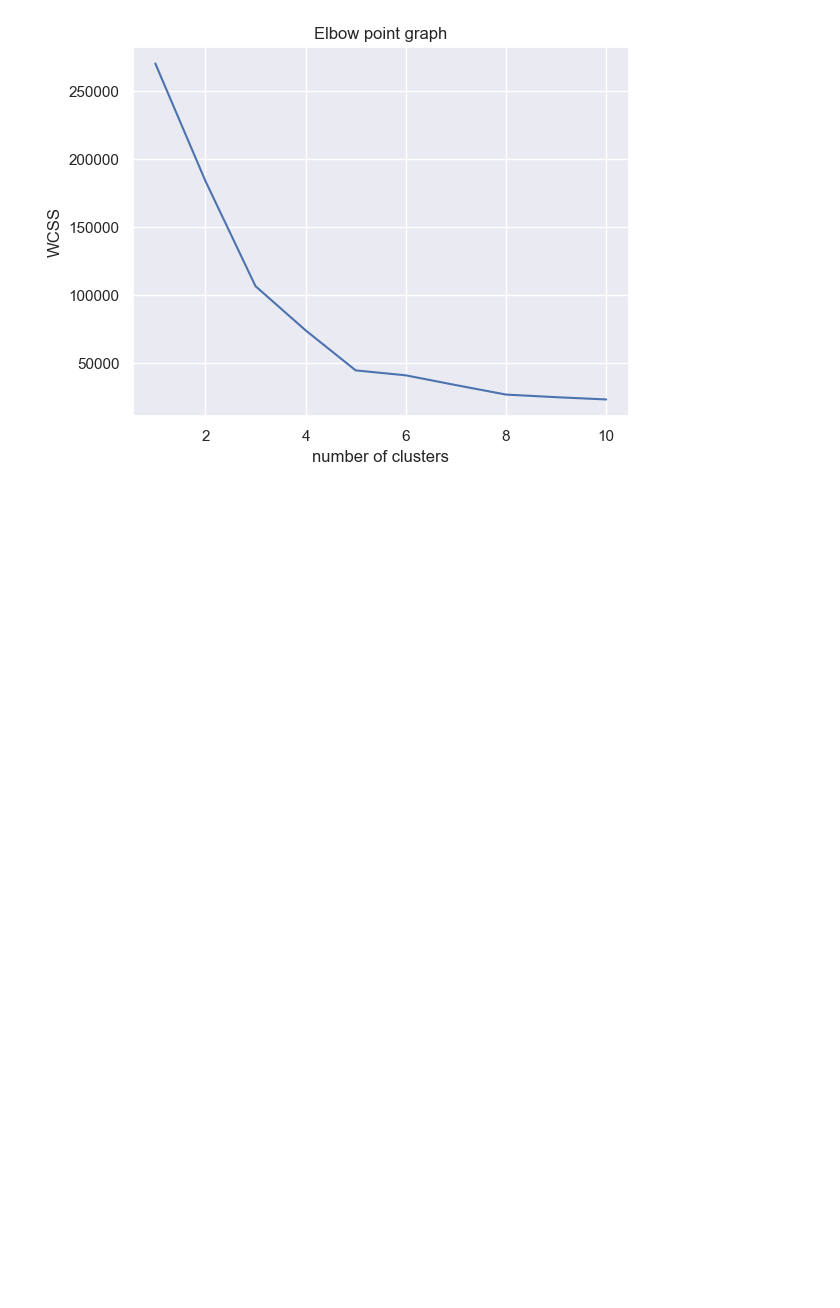
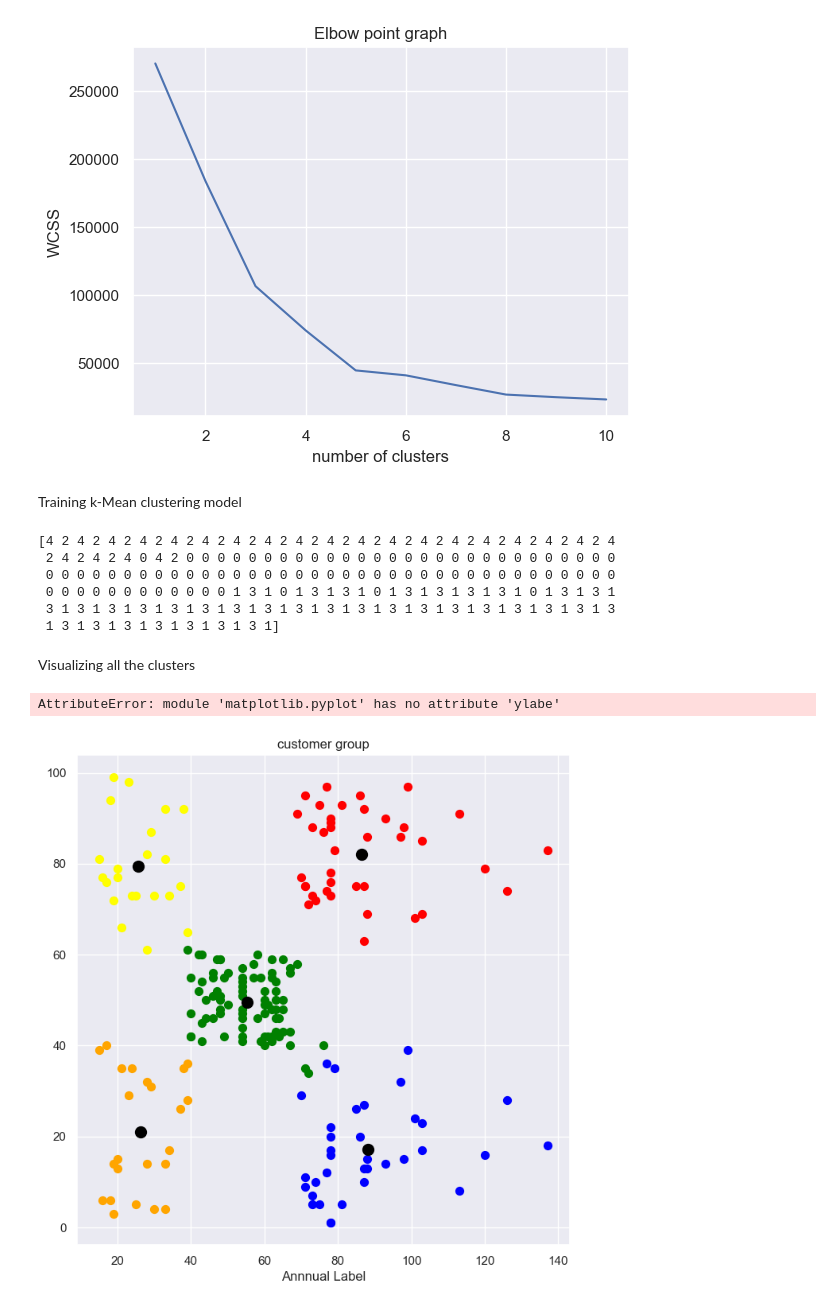
Before and after one commit to Rojin-Dhami/Customer_segmentation, a Jupyter notebook: cust_seg.ipynb, the cells around one changed output. Saved outputs shown, nothing was run; the diff lists cells and outputs as text; code cells hidden in the pictures; blank space fills up the shorter version.

Commit message:
Trained the K Mean  model with visualizing the clusters

```diff
--- a/cust_seg.ipynb
+++ b/cust_seg.ipynb
@@ -91,3 +109,36 @@ plt.ylabel("WCSS")
 plt.show()
 # %% [output]
 [figure]
+# %% [markdown]
+Training k-Mean clustering model
+# %%
+kmeans=KMeans(n_clusters=5,init='k-means++',random_state=42)
+#returning label for each data points based on their cluster
+Y=kmeans.fit_predict(X)
+print(Y)
+# %% [output]
+[4 2 4 2 4 2 4 2 4 2 4 2 4 2 4 2 4 2 4 2 4 2 4 2 4 2 4 2 4 2 4 2 4 2 4 2 4
+ 2 4 2 4 2 4 0 4 2 0 0 0 0 0 0 0 0 0 0 0 0 0 0 0 0 0 0 0 0 0 0 0 0 0 0 0 0
+ 0 0 0 0 0 0 0 0 0 0 0 0 0 0 0 0 0 0 0 0 0 0 0 0 0 0 0 0 0 0 0 0 0 0 0 0 0
+ 0 0 0 0 0 0 0 0 0 0 0 0 1 3 1 0 1 3 1 3 1 0 1 3 1 3 1 3 1 3 1 0 1 3 1 3 1
+ 3 1 3 1 3 1 3 1 3 1 3 1 3 1 3 1 3 1 3 1 3 1 3 1 3 1 3 1 3 1 3 1 3 1 3 1 3
+ 1 3 1 3 1 3 1 3 1 3 1 3 1 3 1]
+# %% [markdown]
+Visualizing all the clusters
+# %%
+#plotting all clusters
+plt.figure(figsize=(8,8))
+plt.scatter(X[Y==0,0],X[Y==0,1],s=50,c='green',label='Cluster 1')
+plt.scatter(X[Y==1,0],X[Y==1,1],s=50,c='red',label='Cluster 2')
+plt.scatter(X[Y==2,0],X[Y==2,1],s=50,c='yellow',label='Cluster 3')
+plt.scatter(X[Y==3,0],X[Y==3,1],s=50,c='blue',label='Cluster 4')
+plt.scatter(X[Y==4,0],X[Y==4,1],s=50,c='orange',label='Cluster 5')
+#plotting the cluster's centroid
+plt.scatter(kmeans.cluster_centers_[:,0],kmeans.cluster_centers_[:,1],s=100,c='black',label="centroid")
+plt.title("customer group")
+plt.xlabel("Annnual Label")
+plt.ylabe("Spending Score")
+plt.show()
+# %% [output]
+AttributeError: module 'matplotlib.pyplot' has no attribute 'ylabe'
+[figure, added]
```
Also changed, not shown: parts of 1 cell of this notebook.
